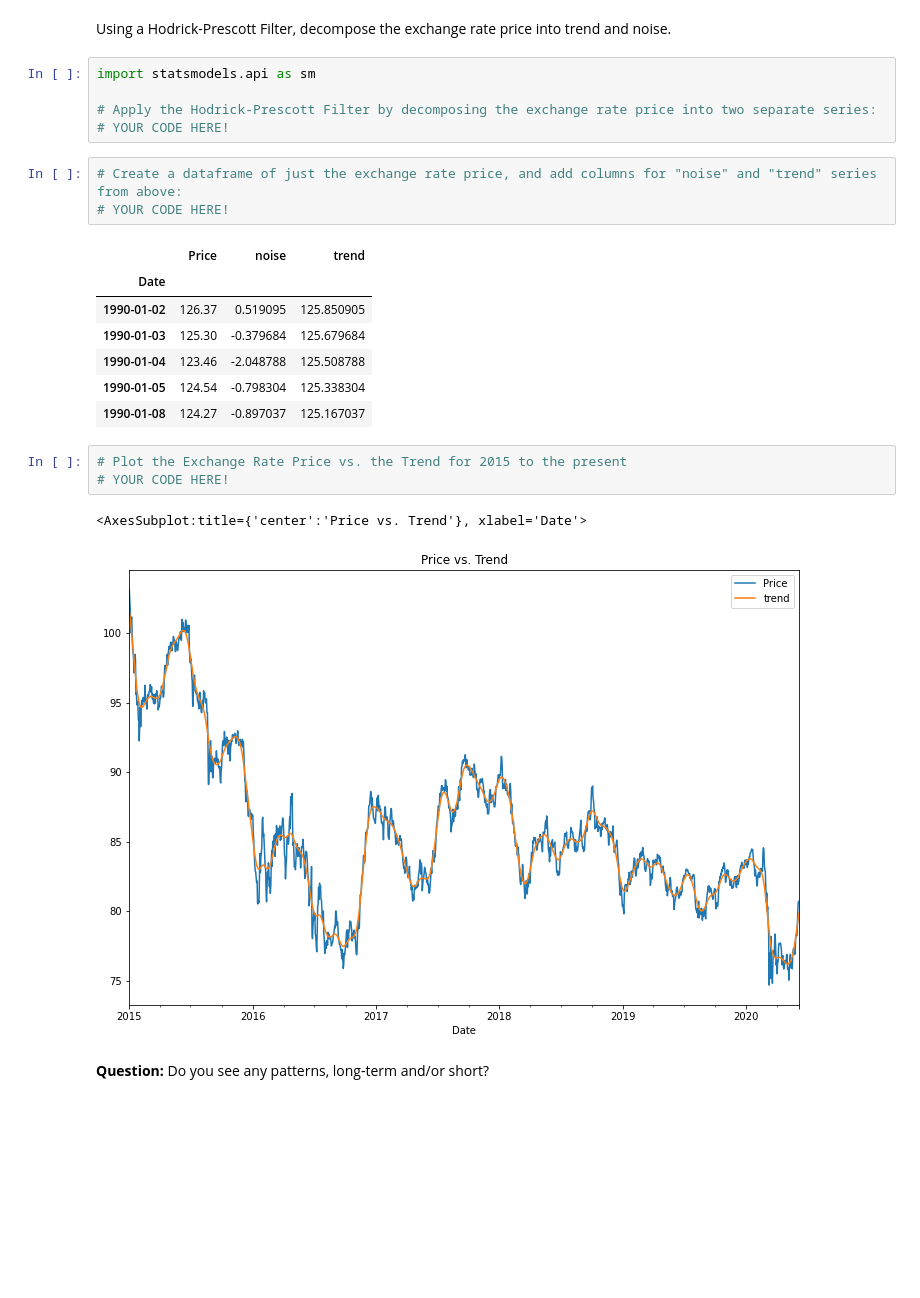
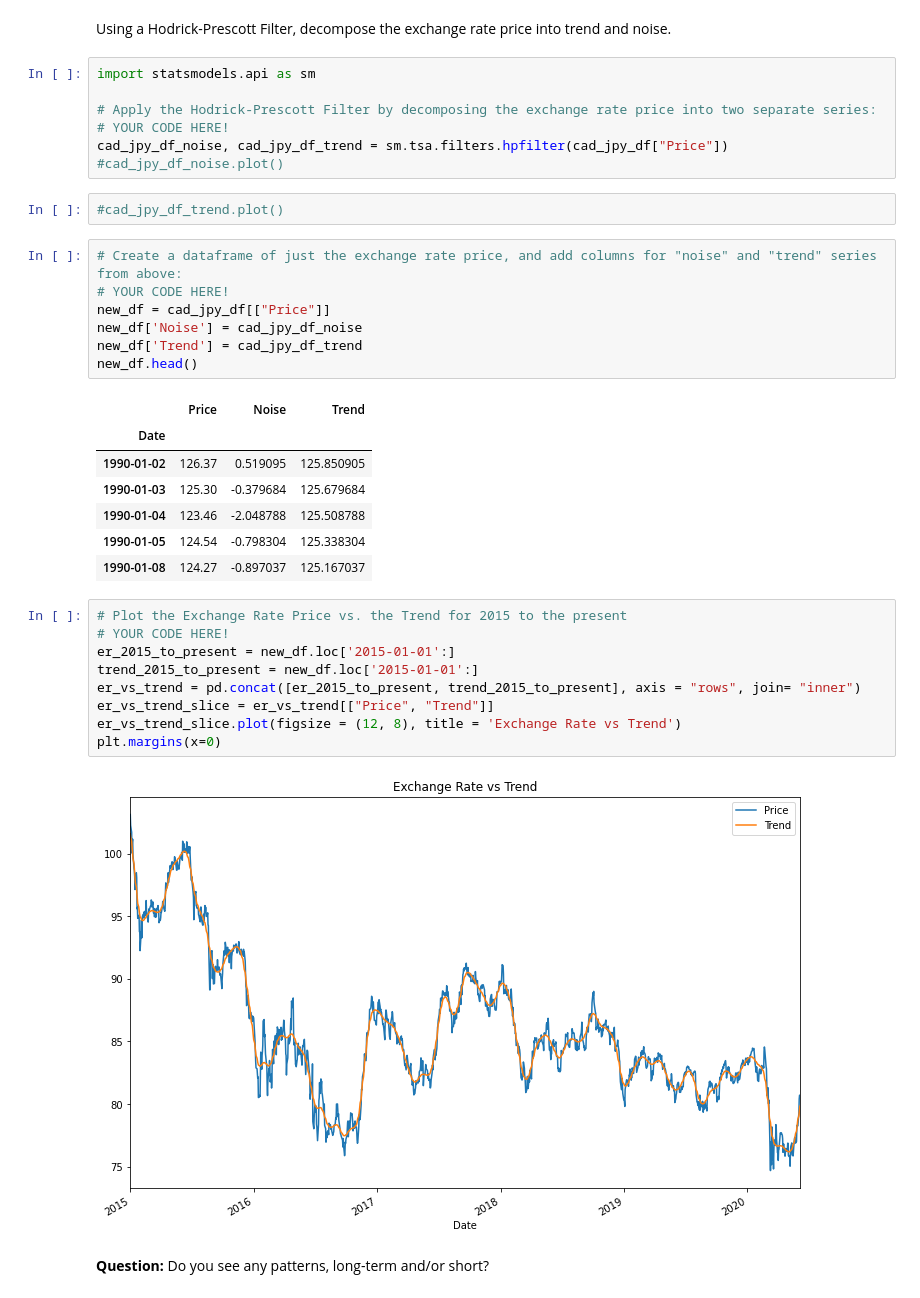
Before and after one commit to amu4261652/Unit-10-A-Yen-for-the-Future, a Jupyter notebook: time_series_analysis.ipynb, the cells around one changed output. Cells and saved outputs as stored; diff of their text form; blank space fills up the shorter version.

```diff
--- a/time_series_analysis.ipynb
+++ b/time_series_analysis.ipynb
@@ -61,11 +65,19 @@ import statsmodels.api as sm
 
 # Apply the Hodrick-Prescott Filter by decomposing the exchange rate price into two separate series:
 # YOUR CODE HERE!
+cad_jpy_df_noise, cad_jpy_df_trend = sm.tsa.filters.hpfilter(cad_jpy_df["Price"])
+#cad_jpy_df_noise.plot()
+# %%
+#cad_jpy_df_trend.plot()
 # %%
 # Create a dataframe of just the exchange rate price, and add columns for "noise" and "trend" series from above:
 # YOUR CODE HERE!
+new_df = cad_jpy_df[["Price"]]
+new_df['Noise'] = cad_jpy_df_noise
+new_df['Trend'] = cad_jpy_df_trend
+new_df.head()
 # %% [output]
-|  | Price | noise | trend |
+|  | Price | Noise | Trend |
 | Date |  |  |  |
 | 1990-01-02 | 126.37 | 0.519095 | 125.850905 |
 | 1990-01-03 | 125.30 | -0.379684 | 125.679684 |
@@ -75,9 +87,14 @@ import statsmodels.api as sm
 # %%
 # Plot the Exchange Rate Price vs. the Trend for 2015 to the present
 # YOUR CODE HERE!
+er_2015_to_present = new_df.loc['2015-01-01':]
+trend_2015_to_present = new_df.loc['2015-01-01':]
+er_vs_trend = pd.concat([er_2015_to_present, trend_2015_to_present], axis = "rows", join= "inner")
+er_vs_trend_slice = er_vs_trend[["Price", "Trend"]]
+er_vs_trend_slice.plot(figsize = (12, 8), title = 'Exchange Rate vs Trend')
+plt.margins(x=0)
 # %% [output]
-<AxesSubplot:title={'center':'Price vs. Trend'}, xlabel='Date'>
-[figure, old version]
+[figure, new version]
 # %% [markdown]
 **Question:** Do you see any patterns, long-term and/or short?
 # %% [markdown]
```
Also changed, not shown: parts of 24 cells of this notebook.
